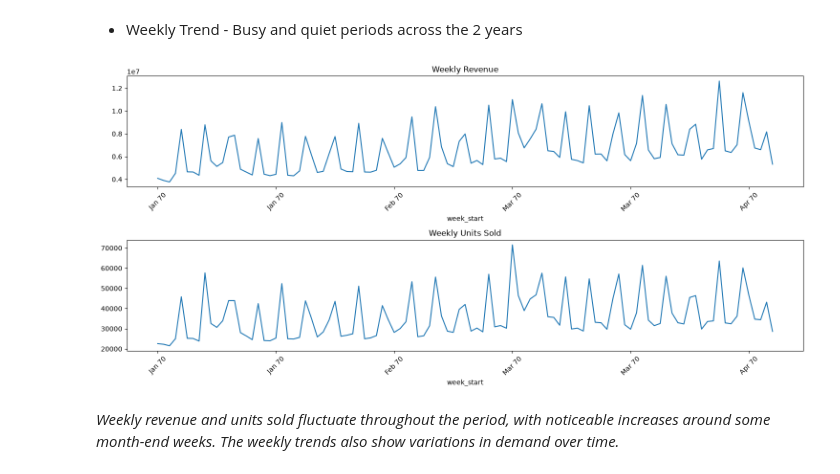
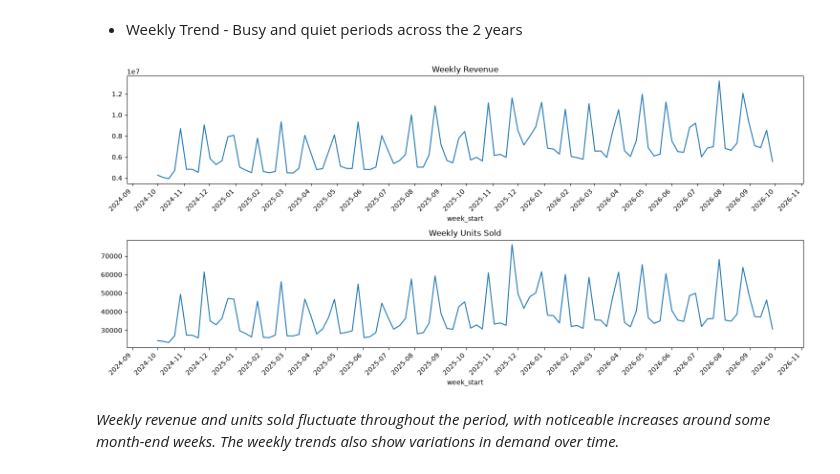
Before and after one commit to Sharon-nyabuto/Sales_Demand_Forecasting, a Jupyter notebook: Scripts/exploratory_data_analysis.ipynb, the cells around one changed output. Drawn from its saved outputs; the diff is of its cells as text; code cells hidden in the pictures.

```diff
--- a/Scripts/exploratory_data_analysis.ipynb
+++ b/Scripts/exploratory_data_analysis.ipynb
@@ -20,7 +21,7 @@ pd.set_option("display.max_columns", None)
 # %% [markdown]
 - Datasets
 # %%
-data = r"C:\NYABUTO\DATA ANALYTICS\MACHINE LEARNING PROJECT\Sales_Demand_Forecasting\Data\processed_data\\"
+data = "../Data/processed_data/"
 
 branches = pd.read_csv(data + "Branches_cleaned.csv")
 products = pd.read_csv(data + "Products_cleaned.csv")
@@ -372,20 +440,21 @@ _The results indicate stronger demand towards the weekend, as average daily reve
 # %% [markdown]
 - Weekly Trend - Busy and quiet periods across the 2 years
 # %%
+sales["week_start"] = pd.to_datetime(sales["week_start"])
 weekly_sales = sales.groupby("week_start").agg(
     revenue = ("revenue_kes","sum"),
     units_sold = ("quantity","sum"))
 fig, axes = plt.subplots(2, 1, figsize=(15, 7))
 weekly_sales["revenue"].plot(ax=axes[0], title="Weekly Revenue")
 weekly_sales["units_sold"].plot(ax=axes[1], title="Weekly Units Sold")
 
 for ax in axes:
-    ax.xaxis.set_major_formatter(plt.matplotlib.dates.DateFormatter("%b %y"))
+    ax.xaxis.set_major_locator(plt.matplotlib.dates.MonthLocator())
     ax.tick_params(axis="x", rotation=45)
 plt.tight_layout()
 plt.show()
 # %% [output]
-[figure, old version]
+[figure, new version]
 # %% [markdown]
 _Weekly revenue and units sold fluctuate throughout the period, with noticeable increases around some month-end weeks. The weekly trends also show variations in demand over time._
 # %% [markdown]
```
Also changed, not shown: parts of 53 cells of this notebook, 1 other file.
